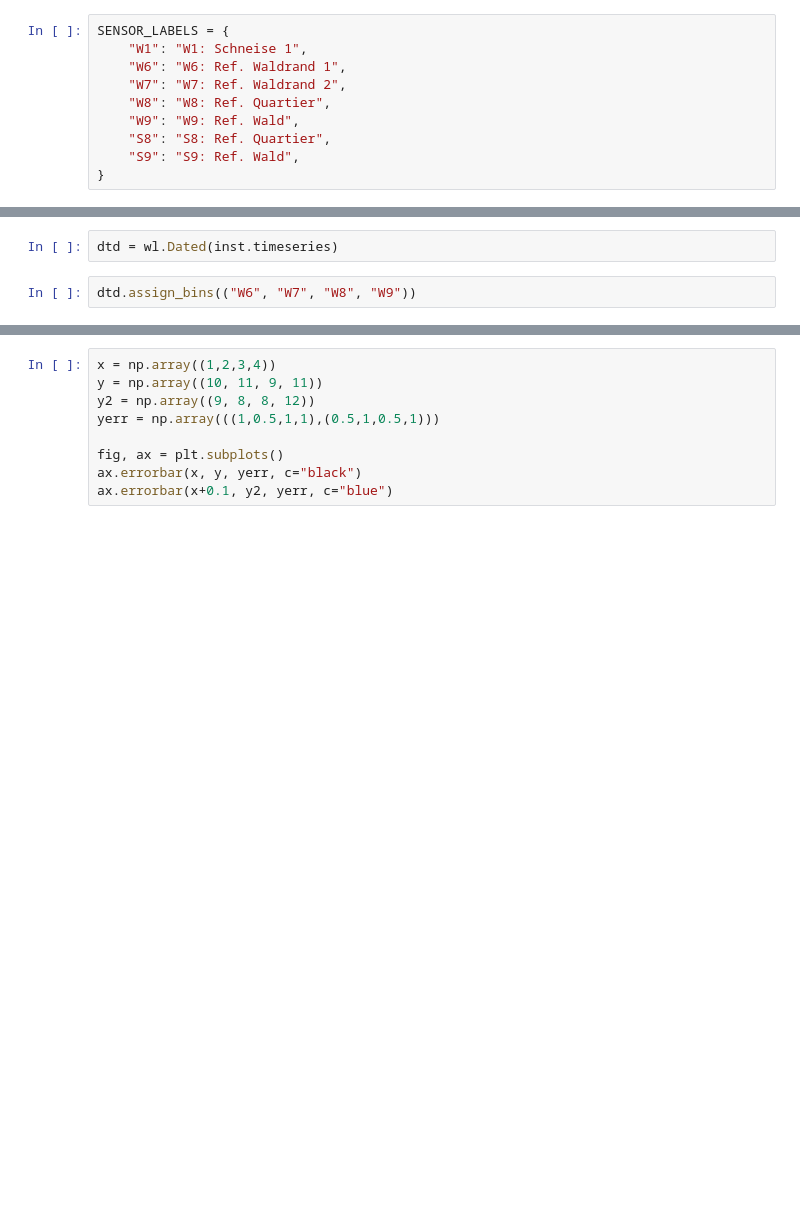
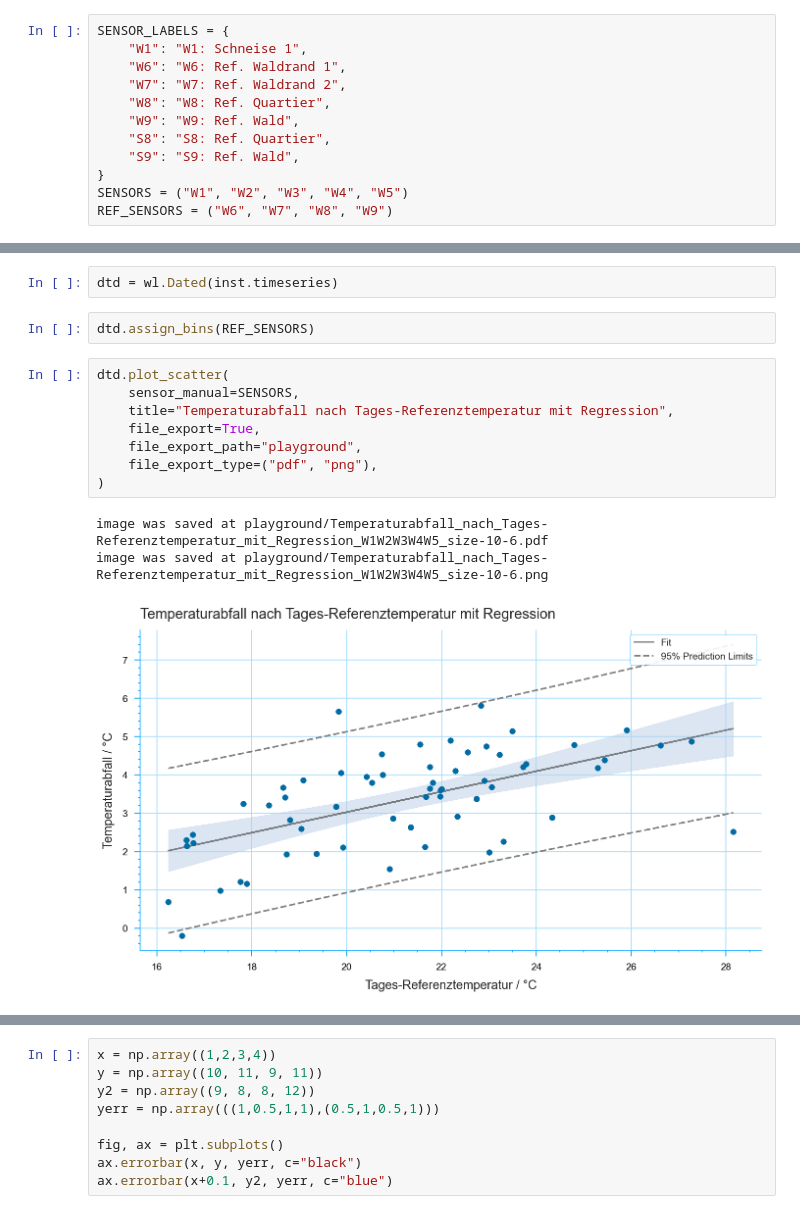
Before and after one commit to janjoch/kaltluftstrom, a Jupyter notebook: playground_development.ipynb, the cells around one changed output, grey strips where cells are left out. Saved outputs shown, nothing was run; the diff lists cells and outputs as text; blank space fills up the shorter version.

Commit message:
boxplot graph, scatterplot, regression
regression tutorial: https://stackoverflow.com/questions/27164114/show-confidence-limits-and-prediction-limits-in-scatter-plot

```diff
--- a/playground_development.ipynb
+++ b/playground_development.ipynb
@@ -30,6 +30,8 @@ SENSOR_LABELS = {
     "S8": "S8: Ref. Quartier",
     "S9": "S9: Ref. Wald",
 }
+SENSORS = ("W1", "W2", "W3", "W4", "W5")
+REF_SENSORS = ("W6", "W7", "W8", "W9")
 # %%
 inst = wl.Timed("raw_data/220905", encoding="iso8859-1", sensor_labels=SENSOR_LABELS)
 # %% [output]
@@ -56,4 +61,16 @@ inst.plot_temp_time(file_export=True, file_export_path="playground")
 # %%
 dtd = wl.Dated(inst.timeseries)
-# %%
-dtd.assign_bins(("W6", "W7", "W8", "W9"))
+# %%
+dtd.assign_bins(REF_SENSORS)
+# %%
+dtd.plot_scatter(
+    sensor_manual=SENSORS,
+    title="Temperaturabfall nach Tages-Referenztemperatur mit Regression",
+    file_export=True,
+    file_export_path="playground",
+    file_export_type=("pdf", "png"),
+)
+# %% [output]
+image was saved at playground/Temperaturabfall_nach_Tages-Referenztemperatur_mit_Regression_W1W2W3W4W5_size-10-6.pdf
+image was saved at playground/Temperaturabfall_nach_Tages-Referenztemperatur_mit_Regression_W1W2W3W4W5_size-10-6.png
+[figure, added]
```
Also changed, not shown: parts of 33 cells of this notebook, 6 other files.
